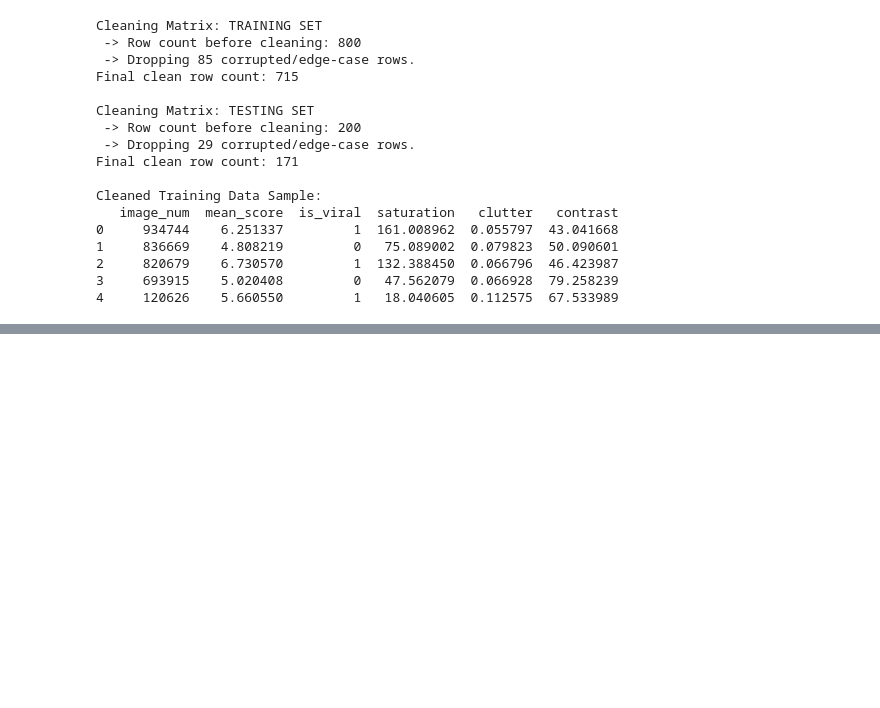
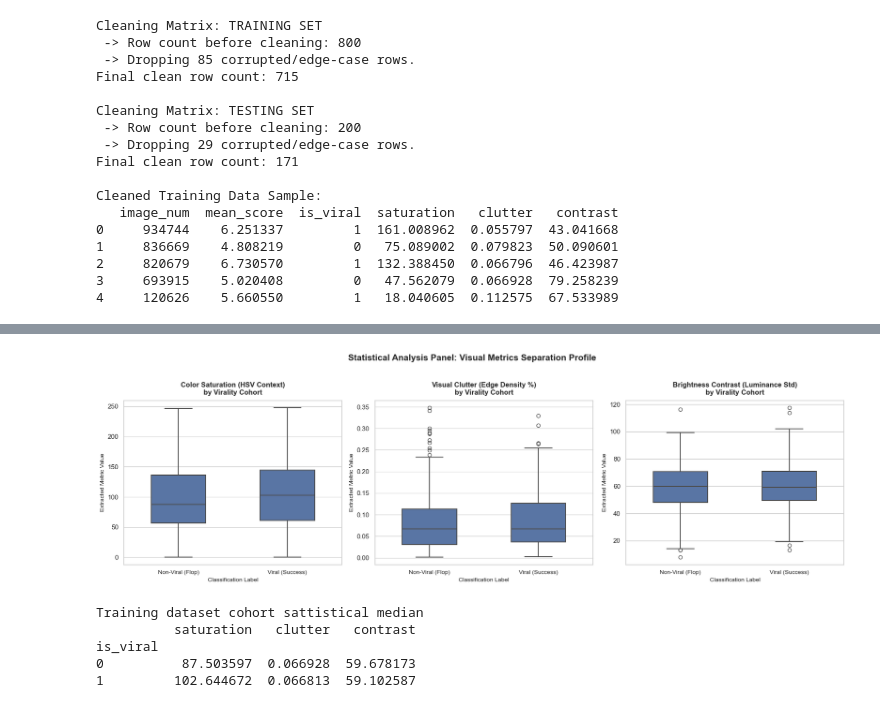
Before and after one commit to Vonipdf/Social-Media-Virality-Predictor, a Jupyter notebook: main_virality_prediction.ipynb, the cells around one changed output, grey strips where cells are left out. Saved outputs shown, nothing was run; the diff lists cells and outputs as text; code cells hidden in the pictures; blank space fills up the shorter version.

Commit message:
visualizations

```diff
--- a/main_virality_prediction.ipynb
+++ b/main_virality_prediction.ipynb
@@ -255,0 +267,38 @@ Cleaned Training Data Sample:
+# %%
+fig, axes = plt.subplots(1, 3, figsize=(18, 5.5))
+
+features_to_plot = [
+    ('saturation', 'Color Saturation (HSV Context)', 'Purples'),
+    ('clutter', 'Visual Clutter (Edge Density %)', 'Teals'),
+    ('contrast', 'Brightness Contrast (Luminance Std)', 'Flames')
+]
+
+for idx, (col_name, friendly_label, _) in enumerate(features_to_plot):
+    sns.boxplot(
+        ax=axes[idx],
+        data=df_train_clean,
+        x='is_viral',
+        y=col_name,
+        width=0.5,
+        showfliers=True, # Shows statistical outliers
+        linewidth=1.5
+    )
+
+    axes[idx].set_title(f'{friendly_label}\nby Virality Cohort', fontsize=12, fontweight='bold', pad=10)
+    axes[idx].set_xlabel('Classification Label', fontsize=10)
+    axes[idx].set_ylabel('Extracted Metric Value', fontsize=10)
+    axes[idx].set_xticklabels(['Non-Viral (Flop)', 'Viral (Success)'], fontsize=10)
+
+plt.suptitle('Statistical Analysis Panel: Visual Metrics Separation Profile', fontsize=15, fontweight='bold', y=1.02)
+plt.tight_layout()
+plt.show()
+
+print("Training dataset cohort sattistical median")
+print(df_train_clean.groupby('is_viral')[['saturation', 'clutter', 'contrast']].median())
+# %% [output]
+[figure, added]
+Training dataset cohort sattistical median
+          saturation   clutter   contrast
+is_viral
+0          87.503597  0.066928  59.678173
+1         102.644672  0.066813  59.102587
```
Also changed, not shown: parts of 3 cells of this notebook.
